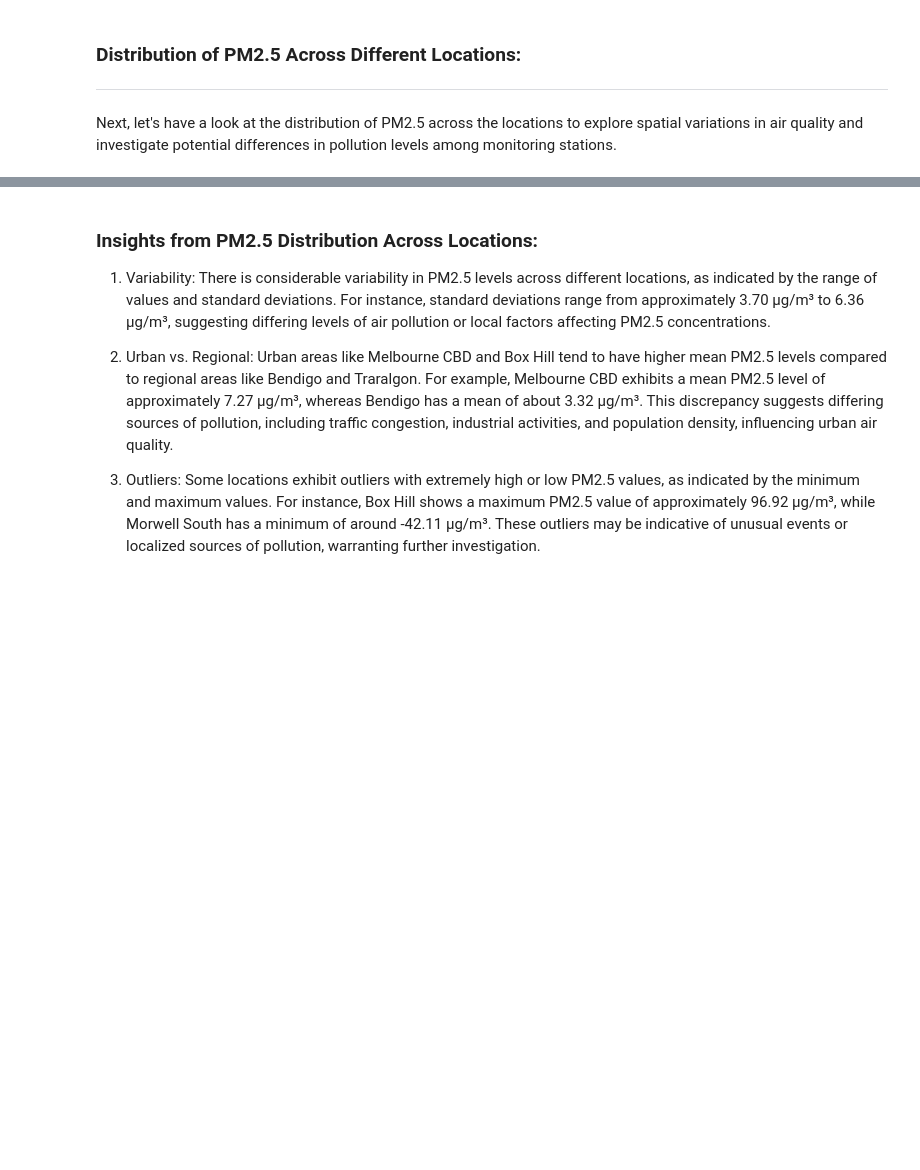
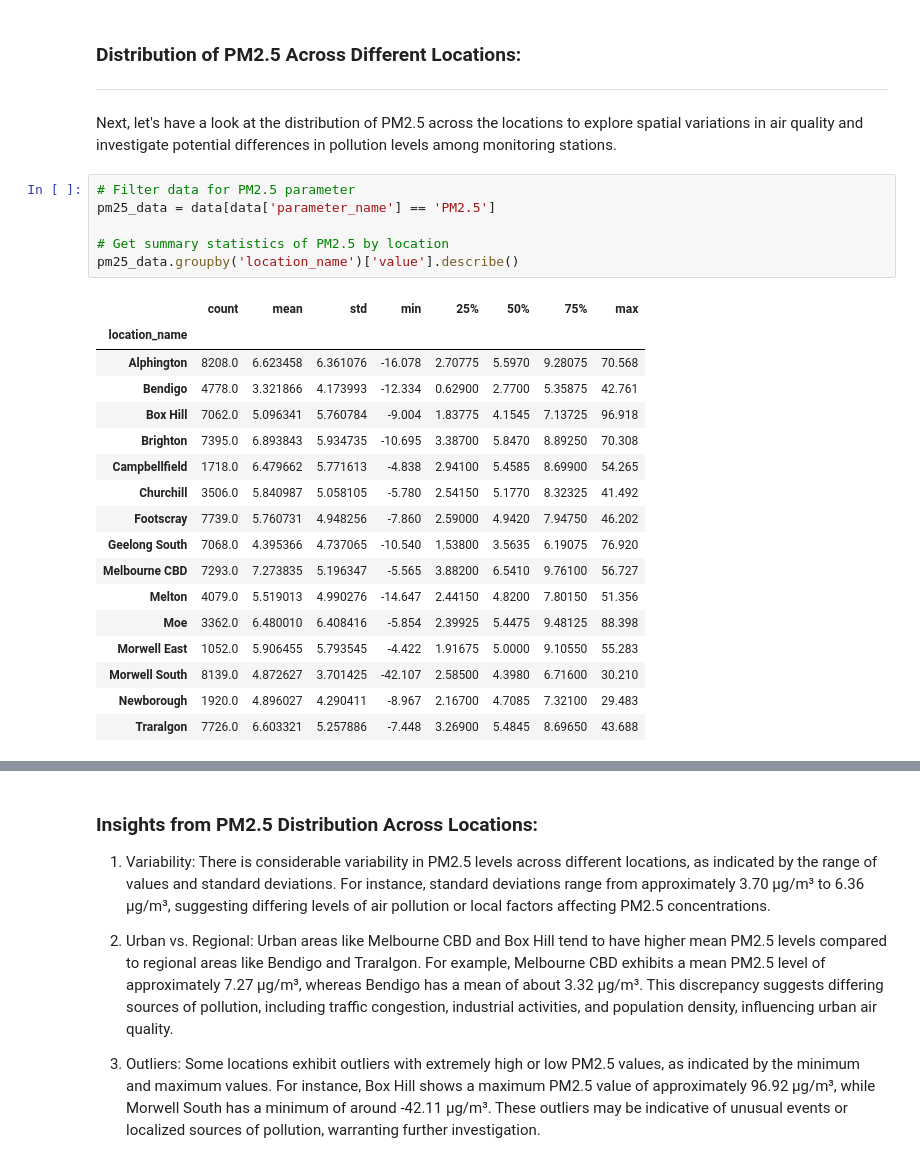
Before and after one commit to Rafsan7238/Analysing-Air-Quality-and-Lung-Disorder-in-Australia, a Jupyter notebook: frontend/Air Quality Analysis.ipynb, the cells around one changed output, grey strips where cells are left out. Saved outputs shown, nothing was run; the diff lists cells and outputs as text; blank space fills up the shorter version.

```diff
--- a/frontend/Air Quality Analysis.ipynb
+++ b/frontend/Air Quality Analysis.ipynb
@@ -223,3 +223,27 @@ Locations like Brighton, known for their proximity to busy roads or industrial z
 ### Distribution of PM2.5 Across Different Locations:
 ------------------------------
 Next, let's have a look at the distribution of PM2.5 across the locations to explore spatial variations in air quality and investigate potential differences in pollution levels among monitoring stations.
+# %%
+# Filter data for PM2.5 parameter
+pm25_data = data[data['parameter_name'] == 'PM2.5']
+
+# Get summary statistics of PM2.5 by location
+pm25_data.groupby('location_name')['value'].describe()
+# %% [output]
+|  | count | mean | std | min | 25% | 50% | 75% | max |
+| location_name |  |  |  |  |  |  |  |  |
+| Alphington | 8208.0 | 6.623458 | 6.361076 | -16.078 | 2.70775 | 5.5970 | 9.28075 | 70.568 |
+| Bendigo | 4778.0 | 3.321866 | 4.173993 | -12.334 | 0.62900 | 2.7700 | 5.35875 | 42.761 |
+| Box Hill | 7062.0 | 5.096341 | 5.760784 | -9.004 | 1.83775 | 4.1545 | 7.13725 | 96.918 |
+| Brighton | 7395.0 | 6.893843 | 5.934735 | -10.695 | 3.38700 | 5.8470 | 8.89250 | 70.308 |
+| Campbellfield | 1718.0 | 6.479662 | 5.771613 | -4.838 | 2.94100 | 5.4585 | 8.69900 | 54.265 |
+| Churchill | 3506.0 | 5.840987 | 5.058105 | -5.780 | 2.54150 | 5.1770 | 8.32325 | 41.492 |
+| Footscray | 7739.0 | 5.760731 | 4.948256 | -7.860 | 2.59000 | 4.9420 | 7.94750 | 46.202 |
+| Geelong South | 7068.0 | 4.395366 | 4.737065 | -10.540 | 1.53800 | 3.5635 | 6.19075 | 76.920 |
+| Melbourne CBD | 7293.0 | 7.273835 | 5.196347 | -5.565 | 3.88200 | 6.5410 | 9.76100 | 56.727 |
+| Melton | 4079.0 | 5.519013 | 4.990276 | -14.647 | 2.44150 | 4.8200 | 7.80150 | 51.356 |
+| Moe | 3362.0 | 6.480010 | 6.408416 | -5.854 | 2.39925 | 5.4475 | 9.48125 | 88.398 |
+| Morwell East | 1052.0 | 5.906455 | 5.793545 | -4.422 | 1.91675 | 5.0000 | 9.10550 | 55.283 |
+| Morwell South | 8139.0 | 4.872627 | 3.701425 | -42.107 | 2.58500 | 4.3980 | 6.71600 | 30.210 |
+| Newborough | 1920.0 | 4.896027 | 4.290411 | -8.967 | 2.16700 | 4.7085 | 7.32100 | 29.483 |
+| Traralgon | 7726.0 | 6.603321 | 5.257886 | -7.448 | 3.26900 | 5.4845 | 8.69650 | 43.688 |
```
Also changed, not shown: parts of 2 cells of this notebook.
